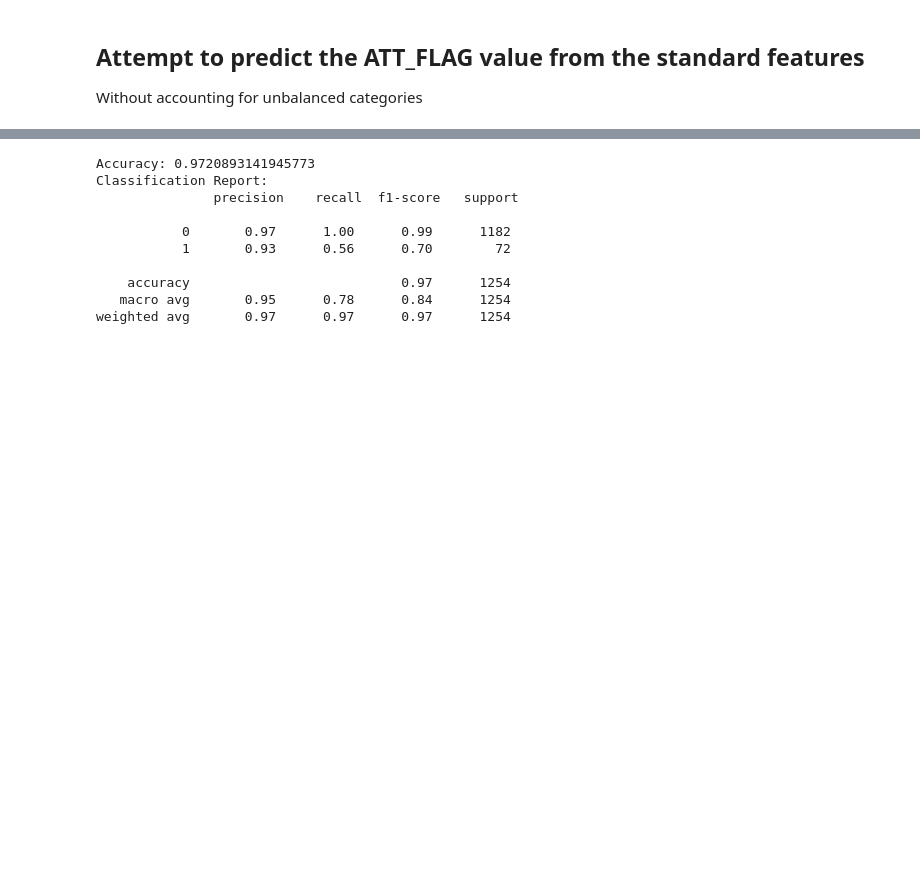
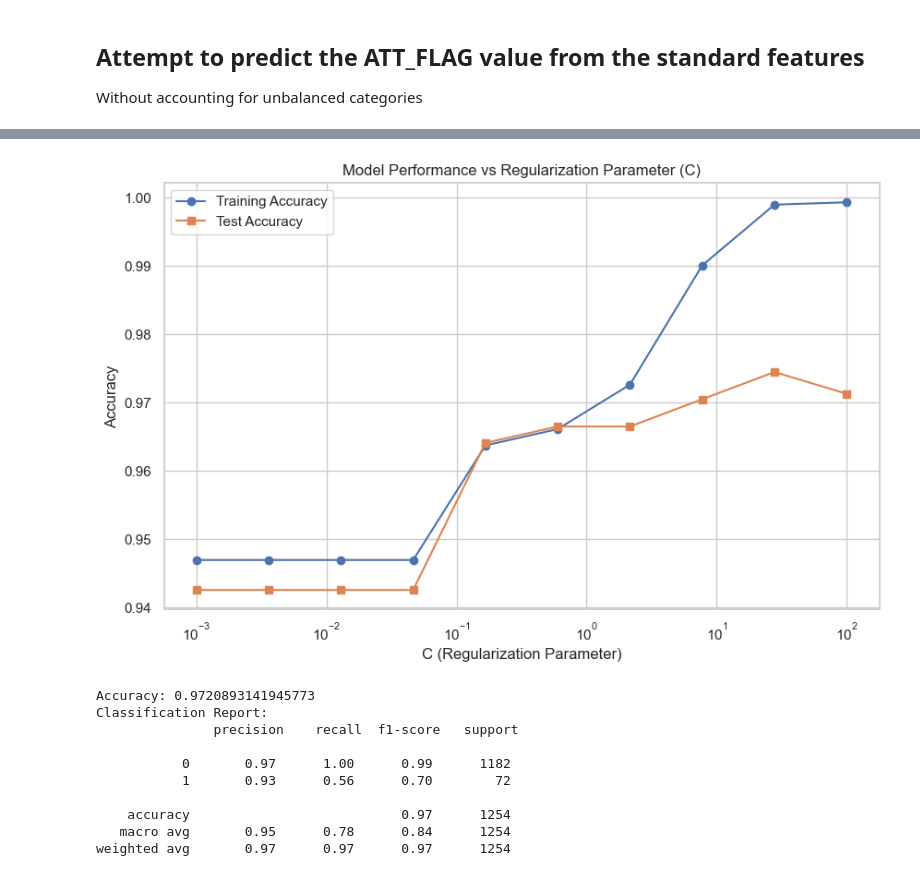
Before and after one commit to Striky2/ics-cybersleuth-ai, a Jupyter notebook: batadal-v1.ipynb, the cells around one changed output, grey strips where cells are left out. Drawn from its saved outputs; the diff is of its cells as text; code cells hidden in the pictures; blank space fills up the shorter version.

```diff
--- a/batadal-v1.ipynb
+++ b/batadal-v1.ipynb
@@ -439,3 +577,44 @@ Without accounting for unbalanced categories
+# %%
+# Préparer les données
+columns_to_exclude = ["DATETIME", "ATT_FLAG"] + [
+    col for col in batadal_data_wth_attack.columns if "_ATT_FLAG" in col
+]
+X = batadal_data_wth_attack.drop(columns=columns_to_exclude).copy()
+y = batadal_data_wth_attack["ATT_FLAG"]
+
+# Normalisation
+scaler = StandardScaler()
+X_normalized = scaler.fit_transform(X)
+
+# Diviser en ensembles d'entraînement et de test
+X_train, X_test, y_train, y_test = train_test_split(X_normalized, y, test_size=0.3, random_state=42)
+
+# Tester différentes valeurs de C
+C_values = np.logspace(-3, 2, 10)
+train_accuracies = []
+test_accuracies = []
+
+for C in C_values:
+    model = SVC(kernel="rbf", C=C, gamma="scale", random_state=42)
+    model.fit(X_train, y_train)
+
+    # Évaluer les performances sur l'entraînement et le test
+    train_accuracies.append(accuracy_score(y_train, model.predict(X_train)))
+    test_accuracies.append(accuracy_score(y_test, model.predict(X_test)))
+
+# Tracer les courbes
+plt.figure(figsize=(10, 6))
+plt.plot(C_values, train_accuracies, label="Training Accuracy", marker='o')
+plt.plot(C_values, test_accuracies, label="Test Accuracy", marker='s')
+plt.xscale("log")
+plt.xlabel("C (Regularization Parameter)")
+plt.ylabel("Accuracy")
+plt.title("Model Performance vs Regularization Parameter (C)")
+plt.legend()
+plt.grid(True)
+plt.show()
+# %% [output]
+[figure, added]
 # %%
 # Prepare the data for classification analysis
 # Exclude 'DATETIME', 'ATT_FLAG' (target feature) and any 'T1_ATT_FLAG' to 'T7_ATT_FLAG' from the feature set
```
Also changed, not shown: parts of 6 cells of this notebook.
